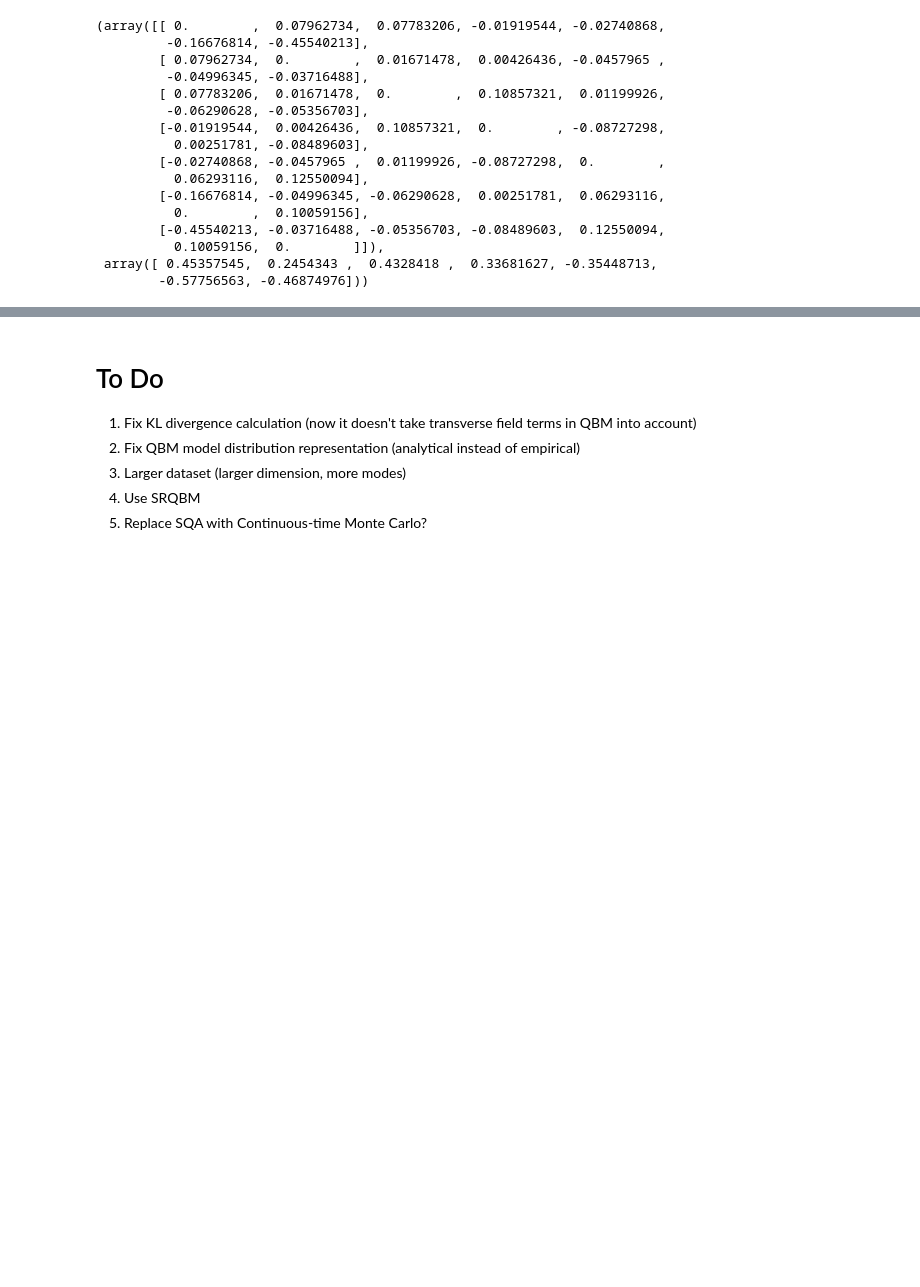
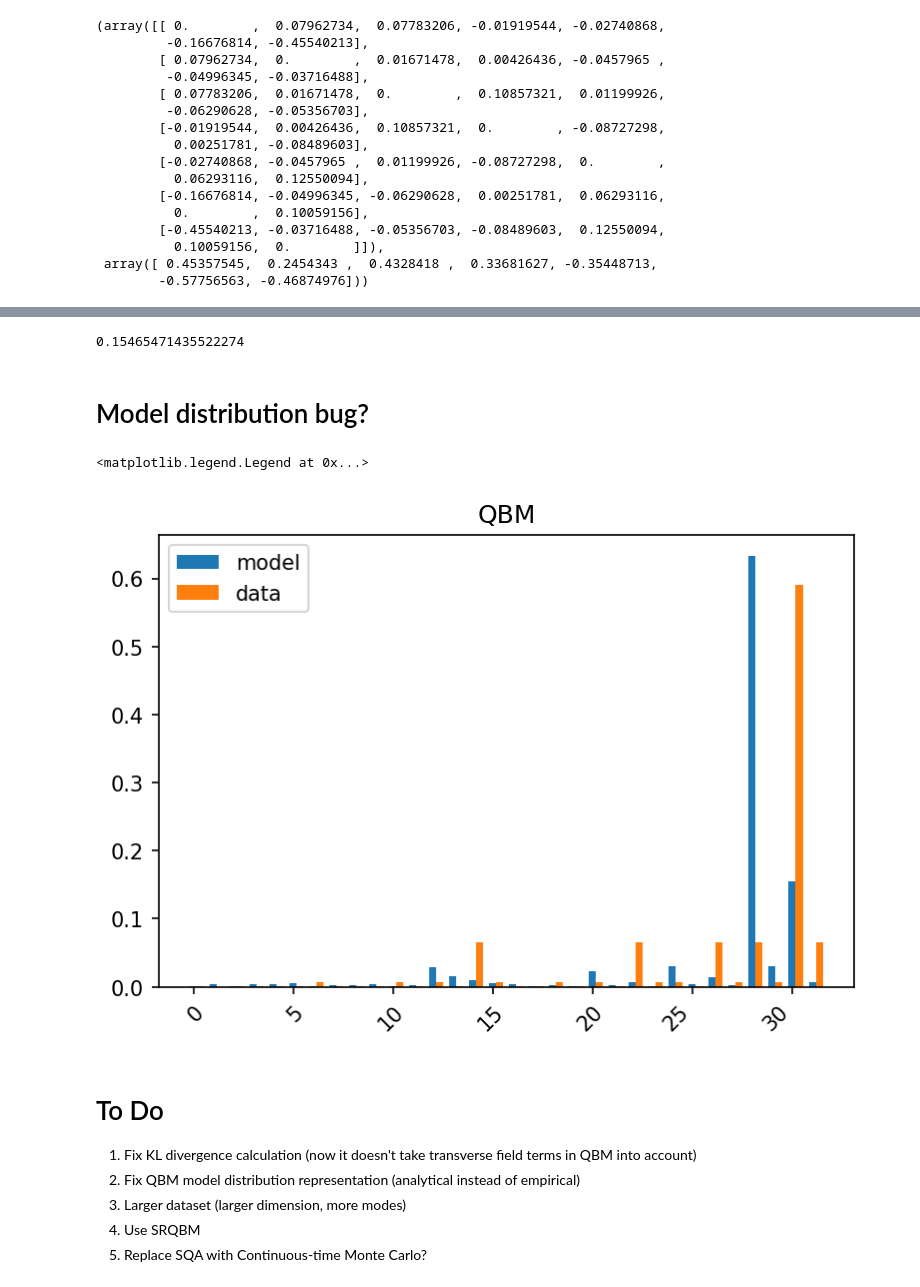
Before and after one commit to haoyudoingthings/QBM, a Jupyter notebook: Boltzmann-Machine.ipynb, the cells around one changed output, grey strips where cells are left out. Saved outputs shown, nothing was run; the diff lists cells and outputs as text; code cells hidden in the pictures; blank space fills up the shorter version.

```diff
--- a/Boltzmann-Machine.ipynb
+++ b/Boltzmann-Machine.ipynb
@@ -284,3 +332,36 @@ qbm3.get_weights()
+# %%
+qbm4.get_prob(30, use_stored_var=True)
+# %% [output]
+0.15465471435522274
+# %% [markdown]
+# Model distribution bug?
+# %%
+# histo_cat = []
+# histo_data = []
+# for v in sample_states:
+#     for s in histo_cat:
+#         if  s == str(v):
+#             histo_data[histo_cat.index(s)] += 1
+#             break
+#     else:
+#         histo_cat.append(str(v))
+#         histo_data.append(1)
+
+histo_cat = np.arange(2**qbm4.n_vis)
+histo_model = [qbm4.get_prob(s, use_stored_var=True) for s in range(2**qbm4.n_vis)]
+histo_data = [dataset.get_prob(2 * np.array(list(f'{f"{s:b}":0>{qbm4.n_vis}}'), dtype=int) - 1) for s in range(2**qbm4.n_vis)]
+
+bar_width = 0.35
+
+plt.figure(dpi=150)
+plt.title('QBM')
+plt.xticks(rotation=45, ha="right", rotation_mode="anchor")
+plt.bar(histo_cat, histo_model, label='model', width=bar_width)
+plt.bar(histo_cat + bar_width, histo_data, label='data', width=bar_width)
+plt.legend()
+# %% [output]
+<matplotlib.legend.Legend at 0x...>
+[figure, added]
 # %% [markdown]
 # To Do
 
```
Also changed, not shown: parts of 10 cells of this notebook.
